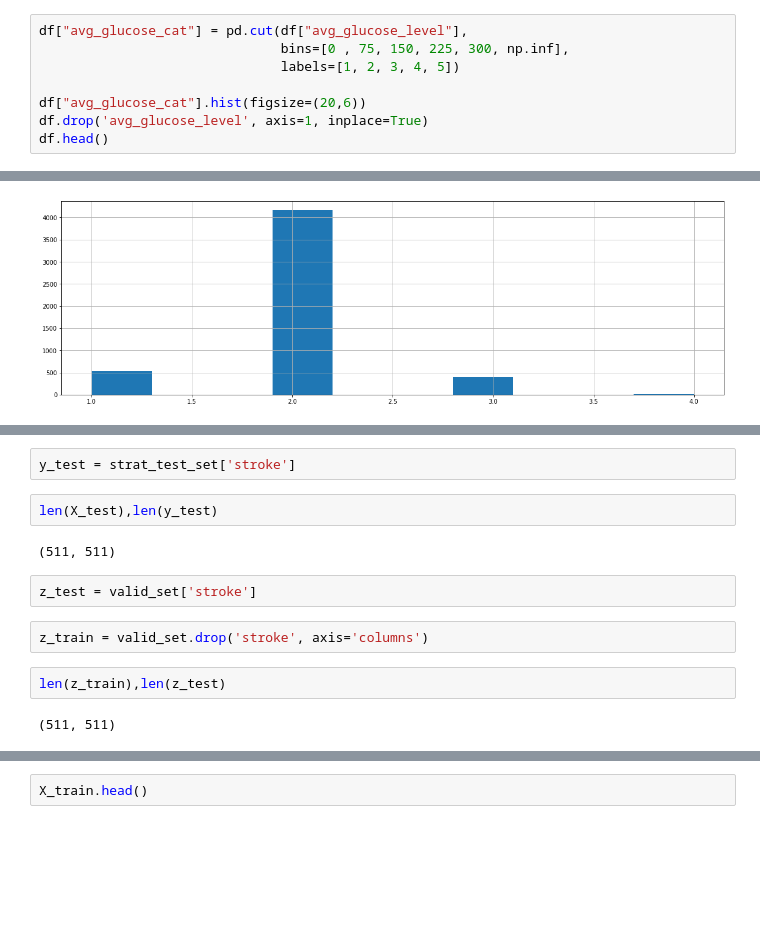
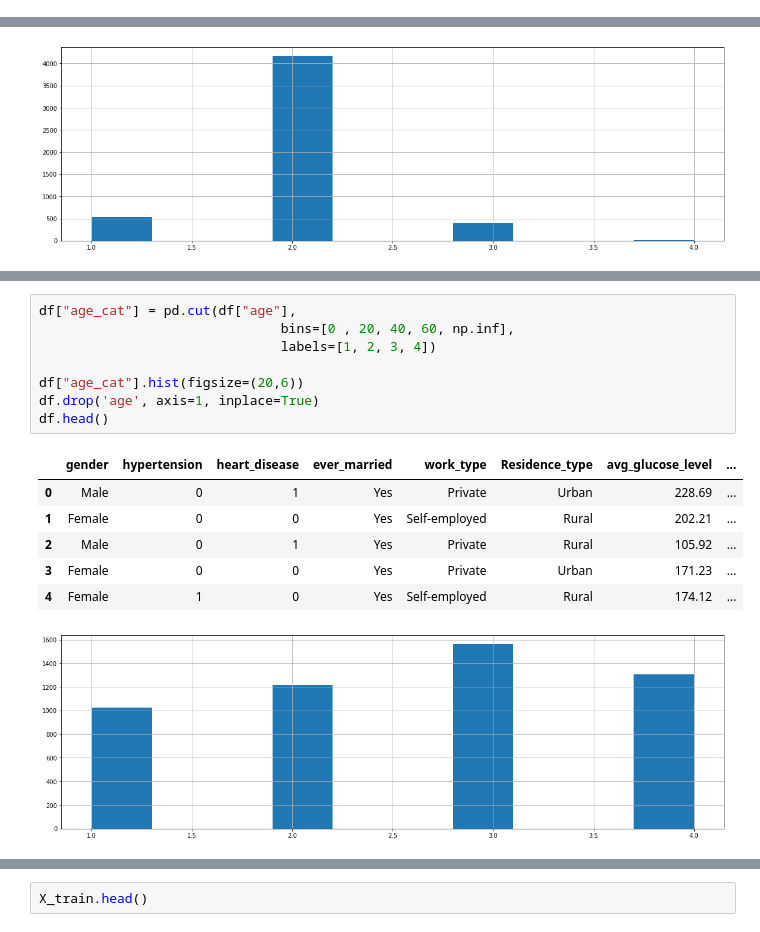
Before and after one commit to Rehan-Javed/ml_projects, a Jupyter notebook: analysis/stroke_analysis.ipynb, the cells around one changed output, grey strips where cells are left out. Drawn from its saved outputs; the diff is of its cells as text; blank space fills up the shorter version.

```diff
--- a/analysis/stroke_analysis.ipynb
+++ b/analysis/stroke_analysis.ipynb
@@ -147,8 +124,0 @@ df["avg_glucose_level"].hist(figsize=(12,6))
-# %%
-df["avg_glucose_cat"] = pd.cut(df["avg_glucose_level"],
-                               bins=[0 , 75, 150, 225, 300, np.inf],
-                               labels=[1, 2, 3, 4, 5])
-
-df["avg_glucose_cat"].hist(figsize=(20,6))
-df.drop('avg_glucose_level', axis=1, inplace=True)
-df.head()
@@ -294,14 +152,16 @@ X_test.head(2)
-# %%
-y_test = strat_test_set['stroke']
-# %%
-len(X_test),len(y_test)
-# %% [output]
-(511, 511)
-# %%
-z_test = valid_set['stroke']
-# %%
-z_train = valid_set.drop('stroke', axis='columns')
-# %%
-len(z_train),len(z_test)
-# %% [output]
-(511, 511)
+# %%
+df["age_cat"] = pd.cut(df["age"],
+                               bins=[0 , 20, 40, 60, np.inf],
+                               labels=[1, 2, 3, 4])
+
+df["age_cat"].hist(figsize=(20,6))
+df.drop('age', axis=1, inplace=True)
+df.head()
+# %% [output]
+|  | gender | hypertension | heart_disease | ever_married | work_type | Residence_type | avg_glucose_level | ... |
+| 0 | Male | 0 | 1 | Yes | Private | Urban | 228.69 | ... |
+| 1 | Female | 0 | 0 | Yes | Self-employed | Rural | 202.21 | ... |
+| 2 | Male | 0 | 1 | Yes | Private | Rural | 105.92 | ... |
+| 3 | Female | 0 | 0 | Yes | Private | Urban | 171.23 | ... |
+| 4 | Female | 1 | 0 | Yes | Self-employed | Rural | 174.12 | ... |
+[figure, added]
```
Also changed, not shown: parts of 108 cells of this notebook.
